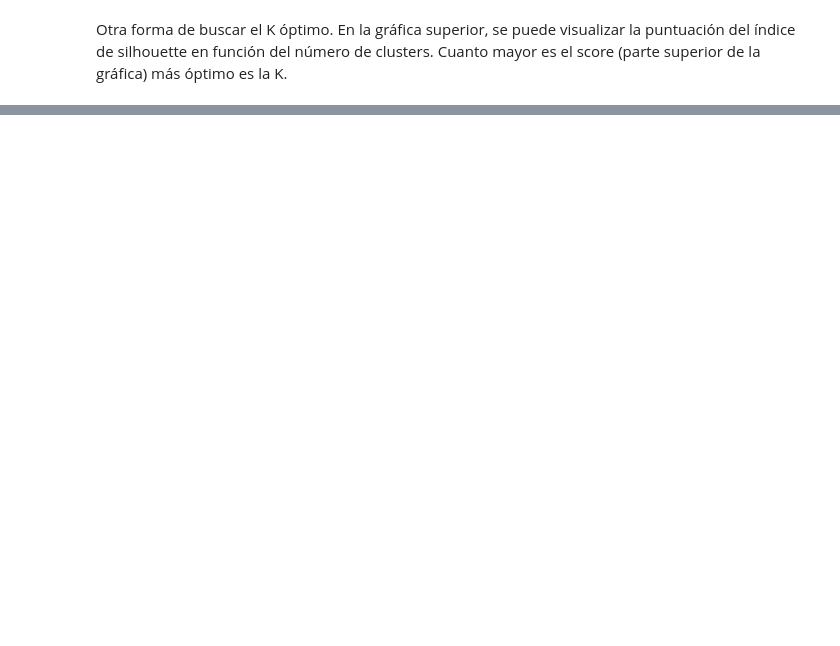
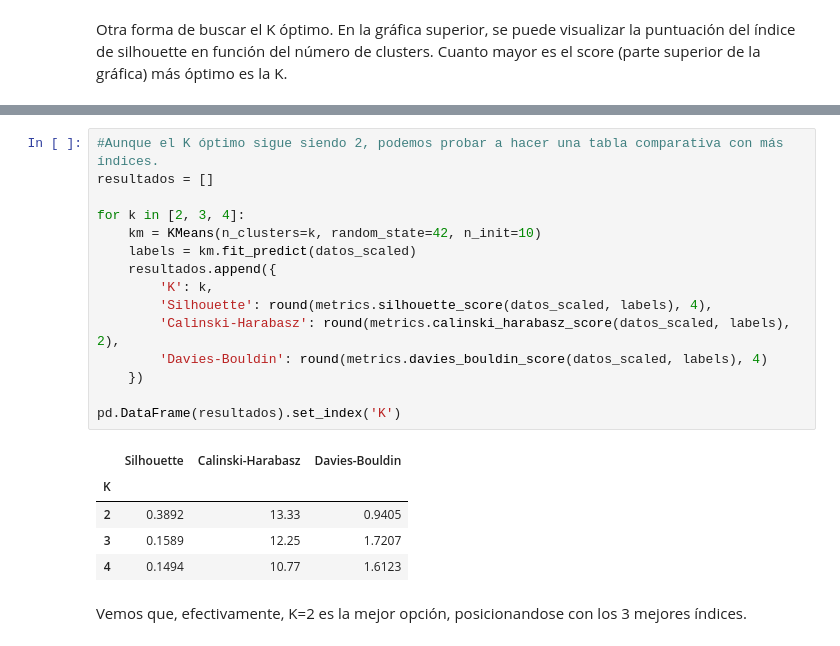
Before and after one commit to EnriGF/Proyecto_ML, a Jupyter notebook: k_medias.ipynb, the cells around one changed output, grey strips where cells are left out. Drawn from its saved outputs; the diff is of its cells as text; blank space fills up the shorter version.

Commit message:
Comparación de clusters

```diff
--- a/k_medias.ipynb
+++ b/k_medias.ipynb
@@ -143,0 +149,23 @@ Davies Bouldin: el rango ideal es [0,∞), donde a menor valor mejor es el resul
+# %%
+#Aunque el K óptimo sigue siendo 2, podemos probar a hacer una tabla comparativa con más índices.
+resultados = []
+
+for k in [2, 3, 4]:
+    km = KMeans(n_clusters=k, random_state=42, n_init=10)
+    labels = km.fit_predict(datos_scaled)
+    resultados.append({
+        'K': k,
+        'Silhouette': round(metrics.silhouette_score(datos_scaled, labels), 4),
+        'Calinski-Harabasz': round(metrics.calinski_harabasz_score(datos_scaled, labels), 2),
+        'Davies-Bouldin': round(metrics.davies_bouldin_score(datos_scaled, labels), 4)
+    })
+
+pd.DataFrame(resultados).set_index('K')
+# %% [output]
+|  | Silhouette | Calinski-Harabasz | Davies-Bouldin |
+| K |  |  |  |
+| 2 | 0.3892 | 13.33 | 0.9405 |
+| 3 | 0.1589 | 12.25 | 1.7207 |
+| 4 | 0.1494 | 10.77 | 1.6123 |
+# %% [markdown]
+Vemos que, efectivamente, K=2 es la mejor opción, posicionandose con los 3 mejores índices.
```
Also changed, not shown: parts of 8 cells of this notebook.
